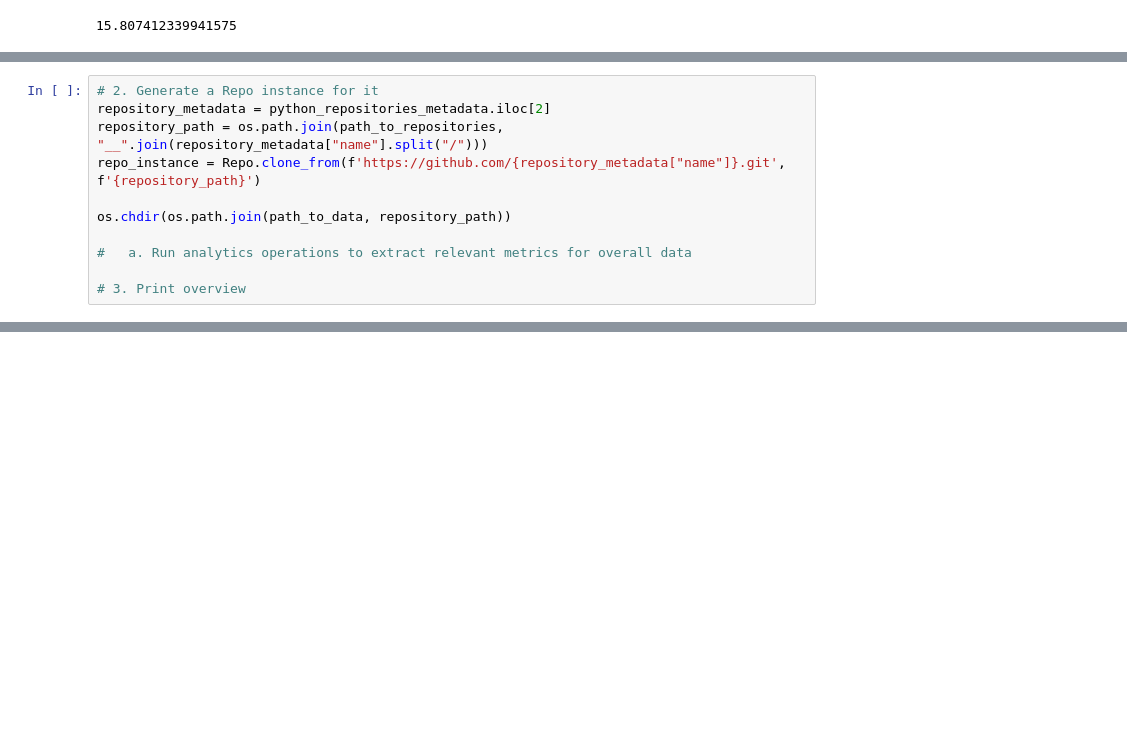
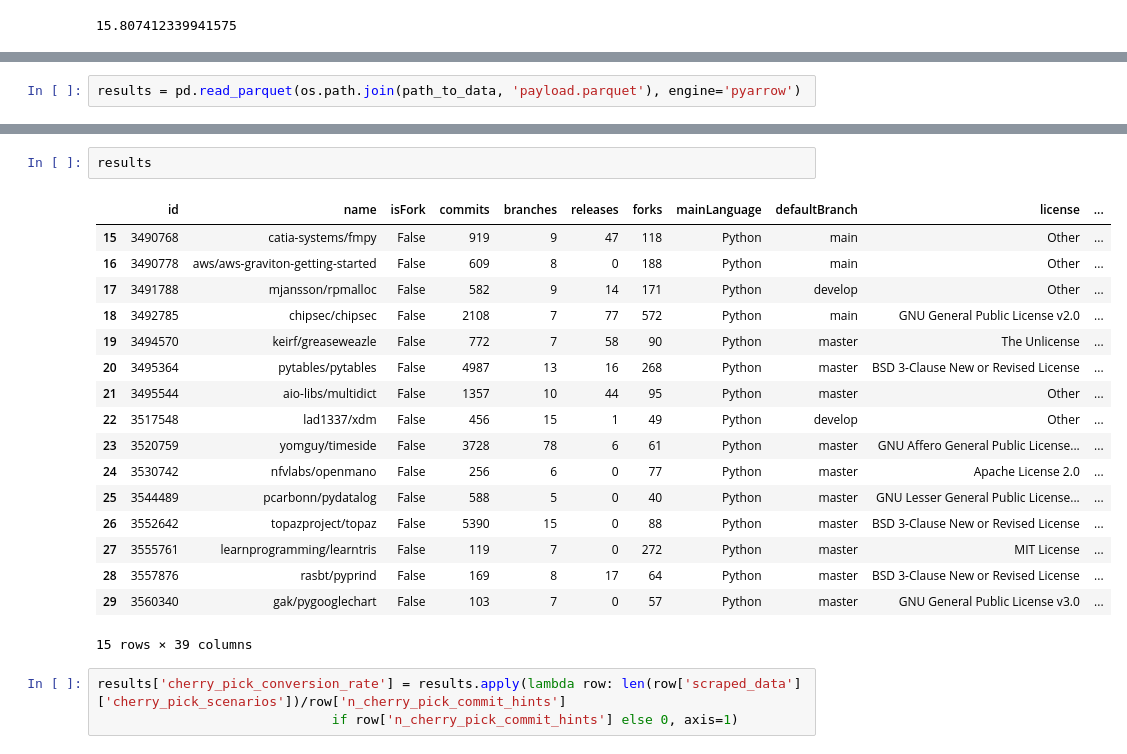
Before and after one commit to JetBrains-Research/vcs-agent, a Jupyter notebook: src/notebooks/scrape_repos.ipynb, the cells around one changed output, grey strips where cells are left out. Saved outputs shown, nothing was run; the diff lists cells and outputs as text; blank space fills up the shorter version.

```diff
--- a/src/notebooks/scrape_repos.ipynb
+++ b/src/notebooks/scrape_repos.ipynb
@@ -225,11 +224,2 @@ Note that this implementation is somewhat naive and disregards the fact that a s
 # %%
-# 2. Generate a Repo instance for it
-repository_metadata = python_repositories_metadata.iloc[2]
-repository_path = os.path.join(path_to_repositories, "__".join(repository_metadata["name"].split("/")))
-repo_instance = Repo.clone_from(f'https://github.com/{repository_metadata["name"]}.git', f'{repository_path}')
-
-os.chdir(os.path.join(path_to_data, repository_path))
-
-#   a. Run analytics operations to extract relevant metrics for overall data
-
-# 3. Print overview
+results = pd.read_parquet(os.path.join(path_to_data, 'payload.parquet'), engine='pyarrow')
@@ -516,0 +245,23 @@ bdf13ba3d9b4393e6109c88149db8f7b53e62d5a add some of my yaml files
+# %%
+results
+# %% [output]
+|  | id | name | isFork | commits | branches | releases | forks | mainLanguage | defaultBranch | license | ... |
+| 15 | 3490768 | catia-systems/fmpy | False | 919 | 9 | 47 | 118 | Python | main | Other | ... |
+| 16 | 3490778 | aws/aws-graviton-getting-started | False | 609 | 8 | 0 | 188 | Python | main | Other | ... |
+| 17 | 3491788 | mjansson/rpmalloc | False | 582 | 9 | 14 | 171 | Python | develop | Other | ... |
+| 18 | 3492785 | chipsec/chipsec | False | 2108 | 7 | 77 | 572 | Python | main | GNU General Public License v2.0 | ... |
+| 19 | 3494570 | keirf/greaseweazle | False | 772 | 7 | 58 | 90 | Python | master | The Unlicense | ... |
+| 20 | 3495364 | pytables/pytables | False | 4987 | 13 | 16 | 268 | Python | master | BSD 3-Clause New or Revised License | ... |
+| 21 | 3495544 | aio-libs/multidict | False | 1357 | 10 | 44 | 95 | Python | master | Other | ... |
+| 22 | 3517548 | lad1337/xdm | False | 456 | 15 | 1 | 49 | Python | develop | Other | ... |
+| 23 | 3520759 | yomguy/timeside | False | 3728 | 78 | 6 | 61 | Python | master | GNU Affero General Public License... | ... |
+| 24 | 3530742 | nfvlabs/openmano | False | 256 | 6 | 0 | 77 | Python | master | Apache License 2.0 | ... |
+| 25 | 3544489 | pcarbonn/pydatalog | False | 588 | 5 | 0 | 40 | Python | master | GNU Lesser General Public License... | ... |
+| 26 | 3552642 | topazproject/topaz | False | 5390 | 15 | 0 | 88 | Python | master | BSD 3-Clause New or Revised License | ... |
+| 27 | 3555761 | learnprogramming/learntris | False | 119 | 7 | 0 | 272 | Python | master | MIT License | ... |
+| 28 | 3557876 | rasbt/pyprind | False | 169 | 8 | 17 | 64 | Python | master | BSD 3-Clause New or Revised License | ... |
+| 29 | 3560340 | gak/pygooglechart | False | 103 | 7 | 0 | 57 | Python | master | GNU General Public License v3.0 | ... |
+15 rows × 39 columns
+# %%
+results['cherry_pick_conversion_rate'] = results.apply(lambda row: len(row['scraped_data']['cherry_pick_scenarios'])/row['n_cherry_pick_commit_hints']
+                              if row['n_cherry_pick_commit_hints'] else 0, axis=1)
```
Also changed, not shown: parts of 30 cells of this notebook.
